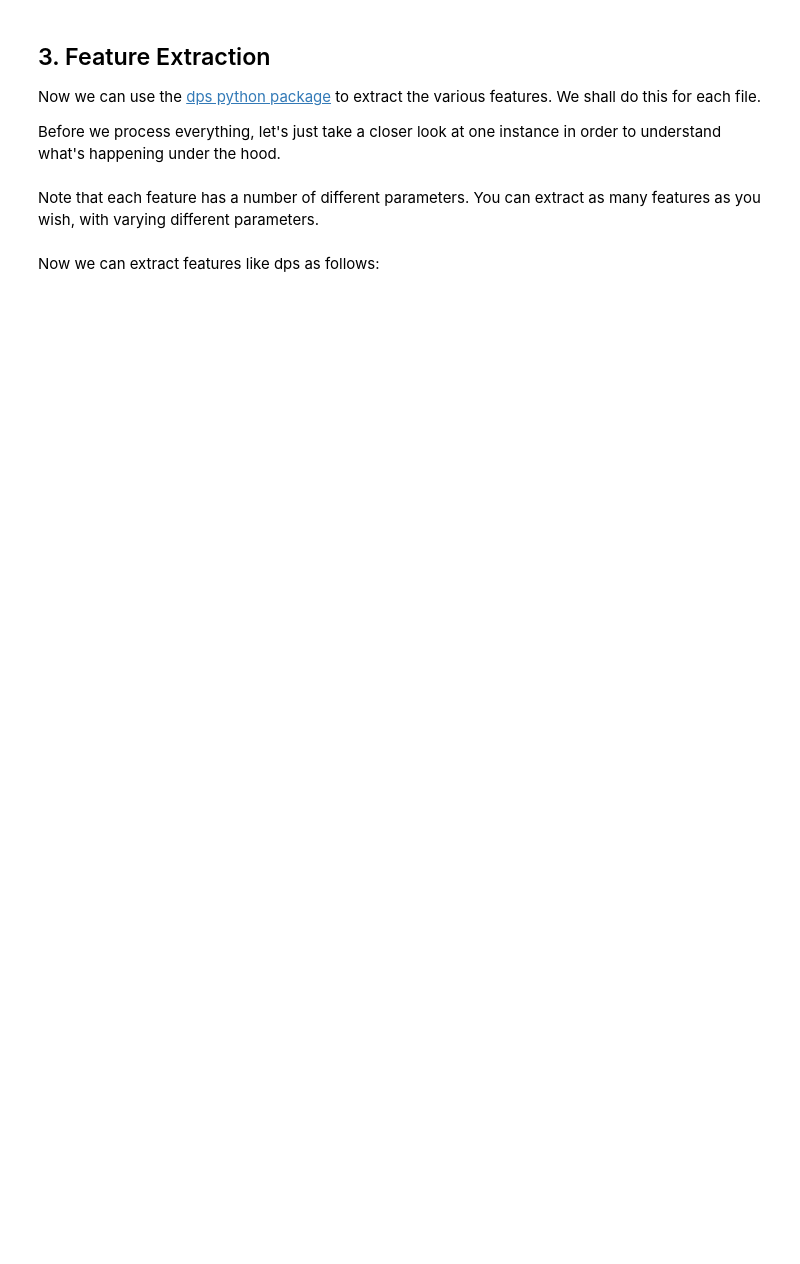
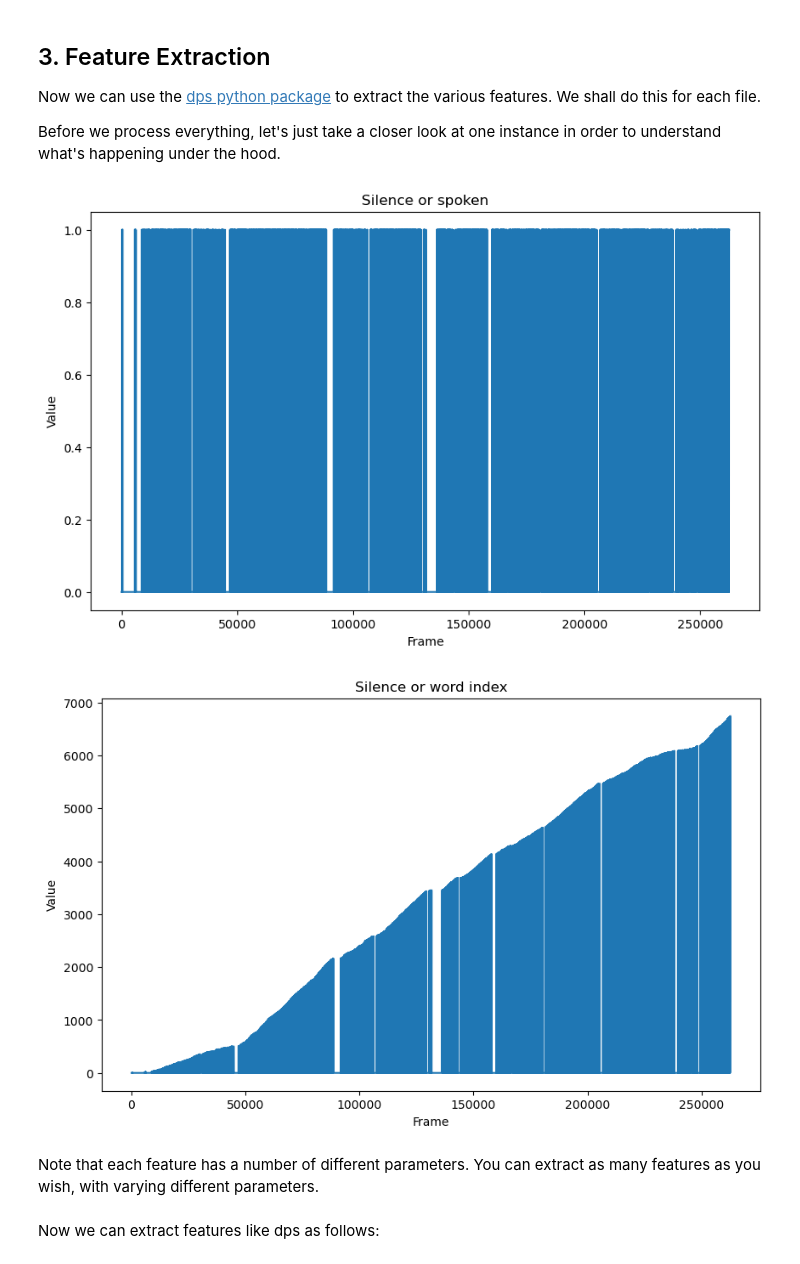
Before and after one commit to arvest-data-in-context/ml-notebooks, a Jupyter notebook: modules/04-Feature-Extraction/Vosk_Speech_Recognition_Features/vosk_speech_recognition_features.ipynb, the cells around one changed output. Drawn from its saved outputs; the diff is of its cells as text; code cells hidden in the pictures; blank space fills up the shorter version.

```diff
--- a/modules/04-Feature-Extraction/Vosk_Speech_Recognition_Features/vosk_speech_recognition_features.ipynb
+++ b/modules/04-Feature-Extraction/Vosk_Speech_Recognition_Features/vosk_speech_recognition_features.ipynb
@@ -31,5 +35,6 @@ print("Ready!")
 ## 2. Load VOSK Analysis
 Here we shall load the json output of the VOSK analyses we wish to process. Note that this notebook is specifically tailored to extract features from the VOSK speech recognition notebook in this collection of notebooks, however it wouldn't take much to adjust it for the output of another speech recognition model. Change the `VOSK_ANALYSES` variable to the folder that contains the analyses you wish to process.
 # %%
-VOSK_ANALYSES = os.path.join(os.path.abspath('../../..'), "output")
+VOSK_ANALYSES = os.path.join(os.path.abspath('../../..'), "RENAMED_JSON")
 analysis_files = jlu.files.collect_files(VOSK_ANALYSES, ["json"])
+print(analysis_files)
@@ -40,11 +47,14 @@ Now we can use the [dps python package](https://github.com/jdchart/dps.git) to e
 Before we process everything, let's just take a closer look at one instance in order to understand what's happening under the hood.
 # %%
 # First we load the analysis file in the dps.SpeechAnalysis() class
-speech_recognition = dps.SpeechAnalysis(analysis_files[0])
+speech_recognition = dps.SpeechAnalysis(analysis_files[2])
 
 # This will have already parsed the data into a raw curve which can be visualized:
 speech_recognition.display_raw_curve(0)
 speech_recognition.display_raw_curve(1)
+# %% [output]
+[figure, added]
+[figure, added]
 # %% [markdown]
 Note that each feature has a number of different parameters. You can extract as many features as you wish, with varying different parameters.
 # %% [markdown]
```
Also changed, not shown: parts of 3 cells of this notebook, 7 other files.
